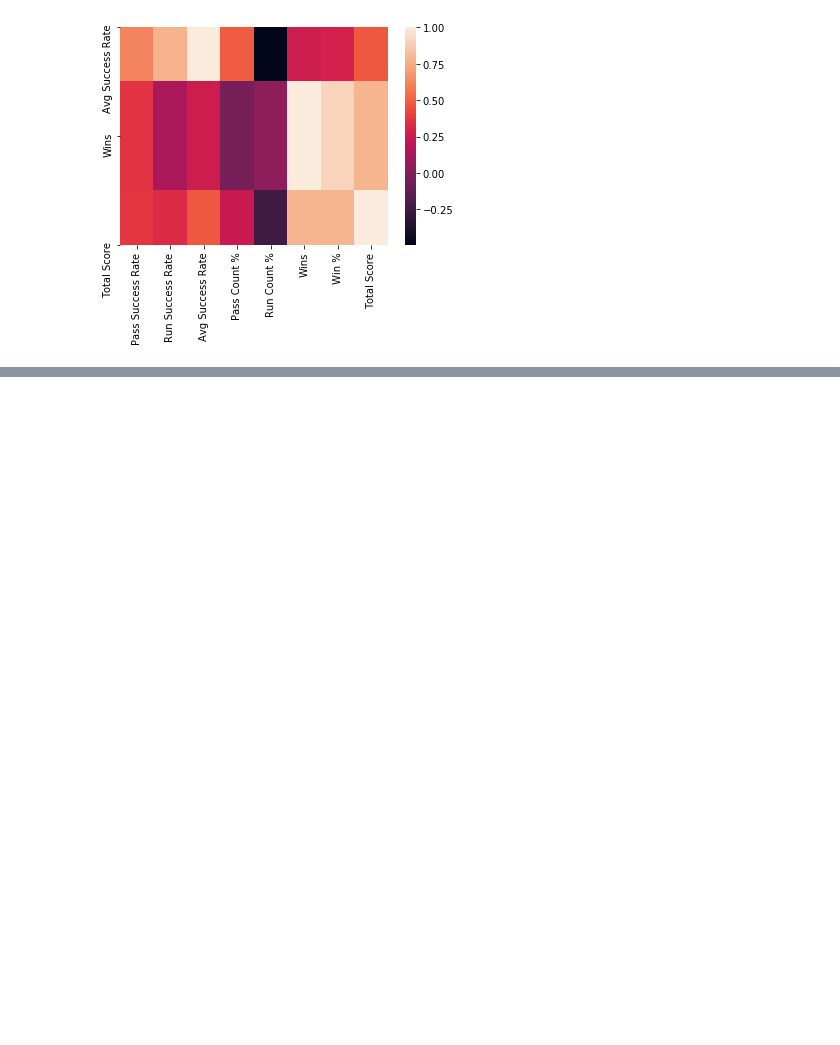
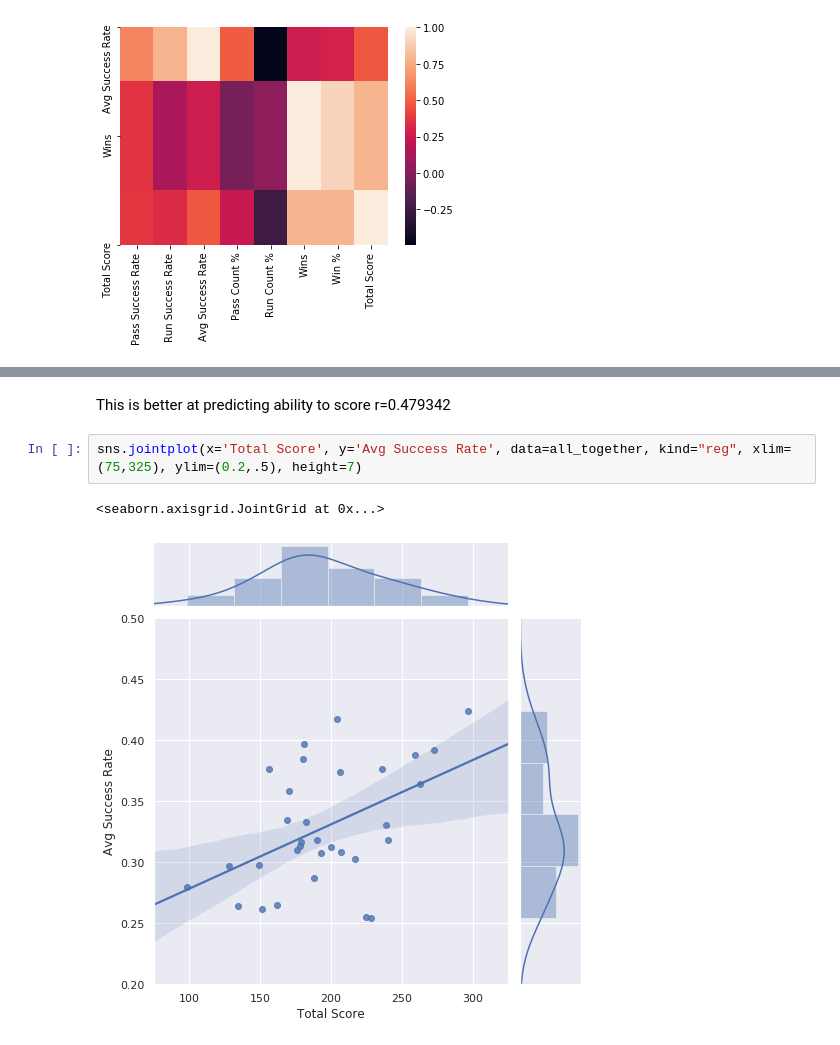
Before and after one commit to jeichorn/project-nfl, a Jupyter notebook: first_down_success.ipynb, the cells around one changed output, grey strips where cells are left out. Drawn from its saved outputs; the diff is of its cells as text; blank space fills up the shorter version.

```diff
--- a/first_down_success.ipynb
+++ b/first_down_success.ipynb
@@ -226,0 +247,7 @@ sns.heatmap(corr)
+# %% [markdown]
+This is better at predicting ability to score r=0.479342
+# %%
+sns.jointplot(x='Total Score', y='Avg Success Rate', data=all_together, kind="reg", xlim=(75,325), ylim=(0.2,.5), height=7)
+# %% [output]
+<seaborn.axisgrid.JointGrid at 0x...>
+[figure, added]
```
Also changed, not shown: parts of 10 cells of this notebook.
